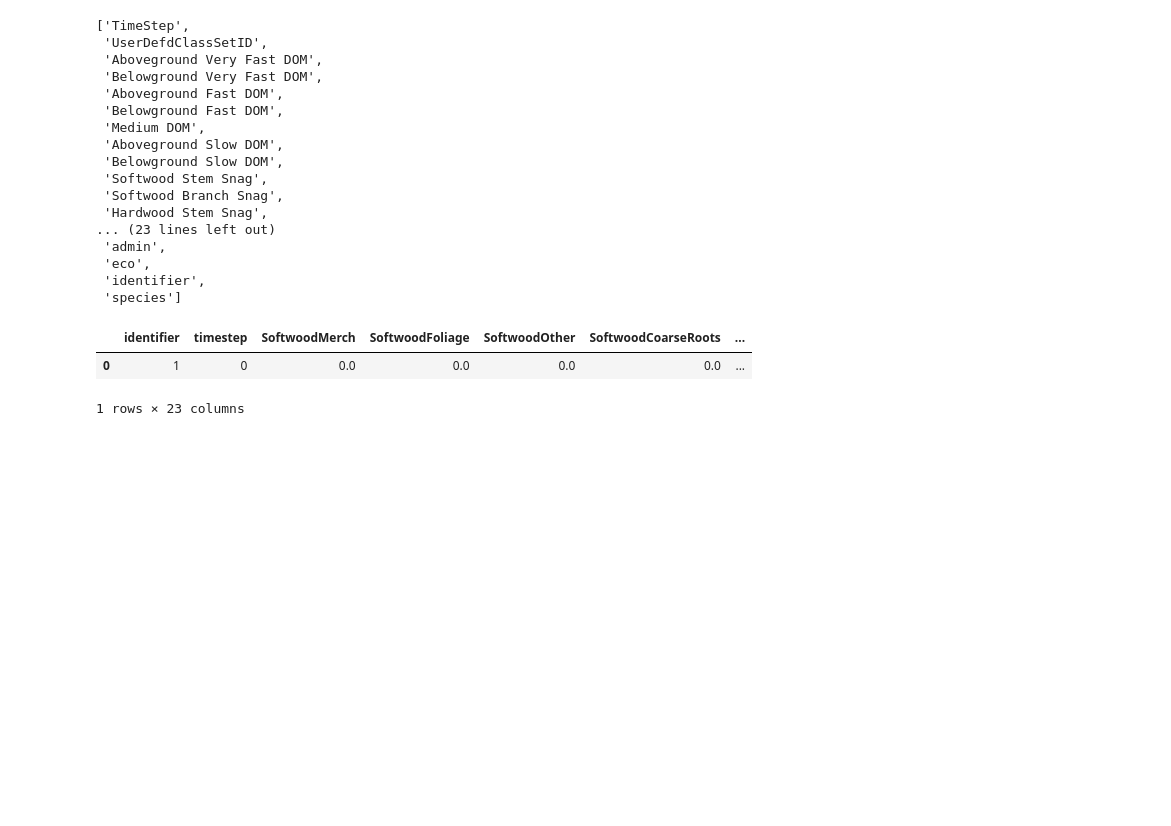
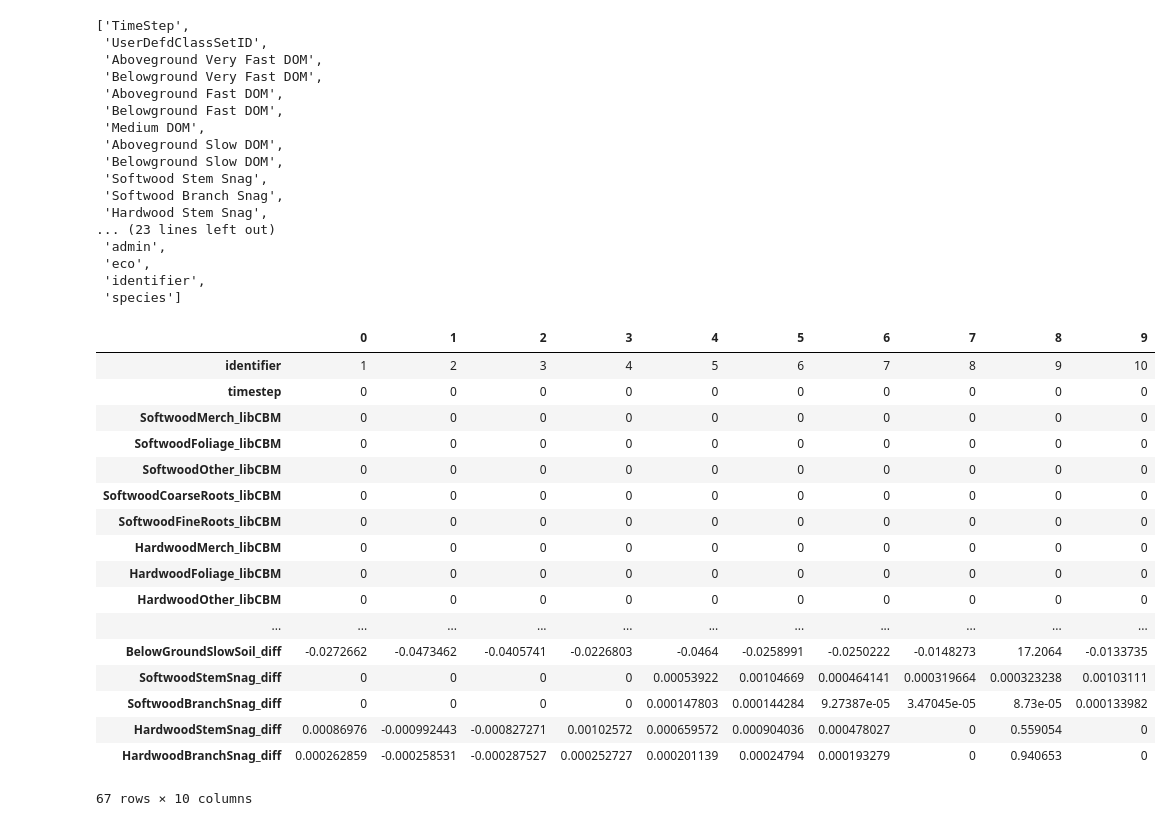
Before and after one commit to cat-cfs/libcbm_py, a Jupyter notebook: stand_level_testing.ipynb, the cells around one changed output. Drawn from its saved outputs; the diff is of its cells as text; code cells hidden in the pictures; blank space fills up the shorter version.

```diff
--- a/stand_level_testing.ipynb
+++ b/stand_level_testing.ipynb
@@ -325,12 +327,27 @@ for pool in ['SoftwoodMerch', 'SoftwoodFoliage', 'SoftwoodOther', 'SoftwoodCoars
     merged[d] = (merged[l] - merged[r])
     merged["total_diff"]+=merged[d].abs()
 merged["total_diff"] = merged["total_diff"]
-# %%
-libCBM_pools
-# %% [output]
-|  | identifier | timestep | SoftwoodMerch | SoftwoodFoliage | SoftwoodOther | SoftwoodCoarseRoots | ... |
-| 0 | 1 | 0 | 0.0 | 0.0 | 0.0 | 0.0 | ... |
-1 rows × 23 columns
+# %%
+merged.transpose()
+# %% [output]
+|  | 0 | 1 | 2 | 3 | 4 | 5 | 6 | 7 | 8 | 9 |
+| identifier | 1 | 2 | 3 | 4 | 5 | 6 | 7 | 8 | 9 | 10 |
+| timestep | 0 | 0 | 0 | 0 | 0 | 0 | 0 | 0 | 0 | 0 |
+| SoftwoodMerch_libCBM | 0 | 0 | 0 | 0 | 0 | 0 | 0 | 0 | 0 | 0 |
+| SoftwoodFoliage_libCBM | 0 | 0 | 0 | 0 | 0 | 0 | 0 | 0 | 0 | 0 |
+| SoftwoodOther_libCBM | 0 | 0 | 0 | 0 | 0 | 0 | 0 | 0 | 0 | 0 |
+| SoftwoodCoarseRoots_libCBM | 0 | 0 | 0 | 0 | 0 | 0 | 0 | 0 | 0 | 0 |
+| SoftwoodFineRoots_libCBM | 0 | 0 | 0 | 0 | 0 | 0 | 0 | 0 | 0 | 0 |
+| HardwoodMerch_libCBM | 0 | 0 | 0 | 0 | 0 | 0 | 0 | 0 | 0 | 0 |
+| HardwoodFoliage_libCBM | 0 | 0 | 0 | 0 | 0 | 0 | 0 | 0 | 0 | 0 |
+| HardwoodOther_libCBM | 0 | 0 | 0 | 0 | 0 | 0 | 0 | 0 | 0 | 0 |
+| ... | ... | ... | ... | ... | ... | ... | ... | ... | ... | ... |
+| BelowGroundSlowSoil_diff | -0.0272662 | -0.0473462 | -0.0405741 | -0.0226803 | -0.0464 | -0.0258991 | -0.0250222 | -0.0148273 | 17.2064 | -0.0133735 |
+| SoftwoodStemSnag_diff | 0 | 0 | 0 | 0 | 0.00053922 | 0.00104669 | 0.000464141 | 0.000319664 | 0.000323238 | 0.00103111 |
+| SoftwoodBranchSnag_diff | 0 | 0 | 0 | 0 | 0.000147803 | 0.000144284 | 9.27387e-05 | 3.47045e-05 | 8.73e-05 | 0.000133982 |
+| HardwoodStemSnag_diff | 0.00086976 | -0.000992443 | -0.000827271 | 0.00102572 | 0.000659572 | 0.000904036 | 0.000478027 | 0 | 0.559054 | 0 |
+| HardwoodBranchSnag_diff | 0.000262859 | -0.000258531 | -0.000287527 | 0.000252727 | 0.000201139 | 0.00024794 | 0.000193279 | 0 | 0.940653 | 0 |
+67 rows × 10 columns
 # %%
 merged[["identifier"]+diff_colnames+["total_diff"]] \
     .groupby("identifier").sum() \
```
Also changed, not shown: parts of 7 cells of this notebook, 1 other file.
